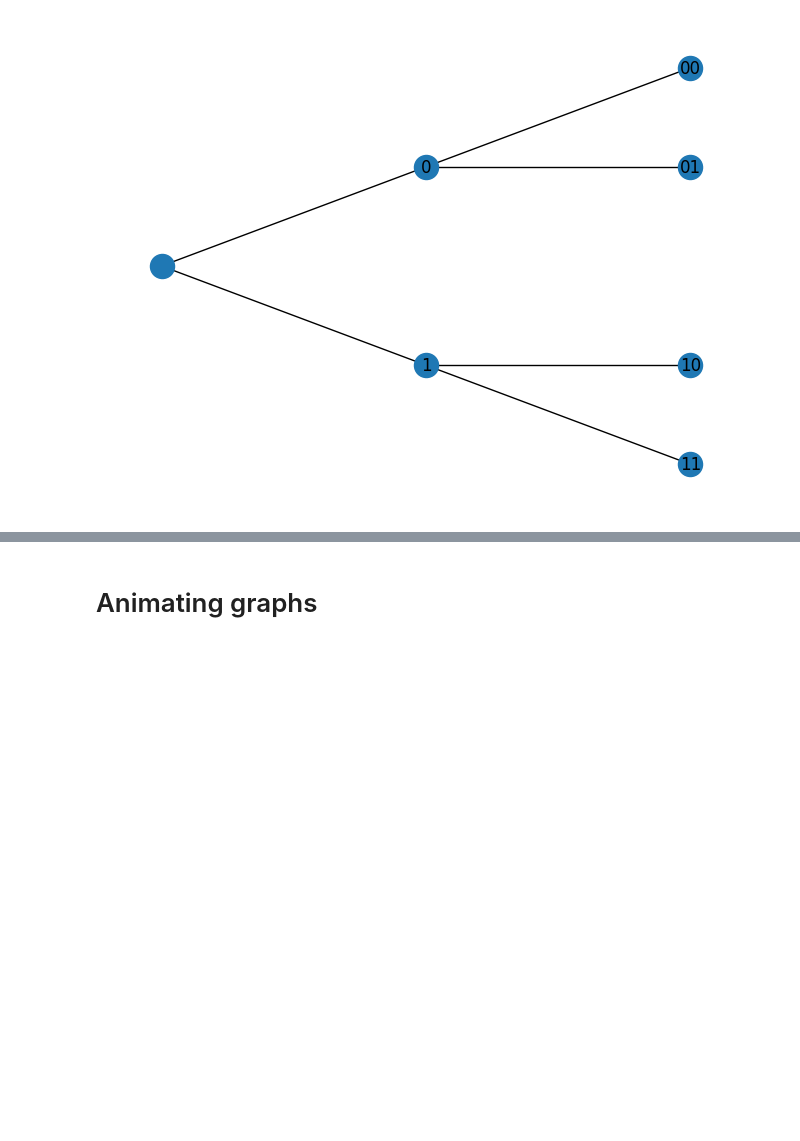
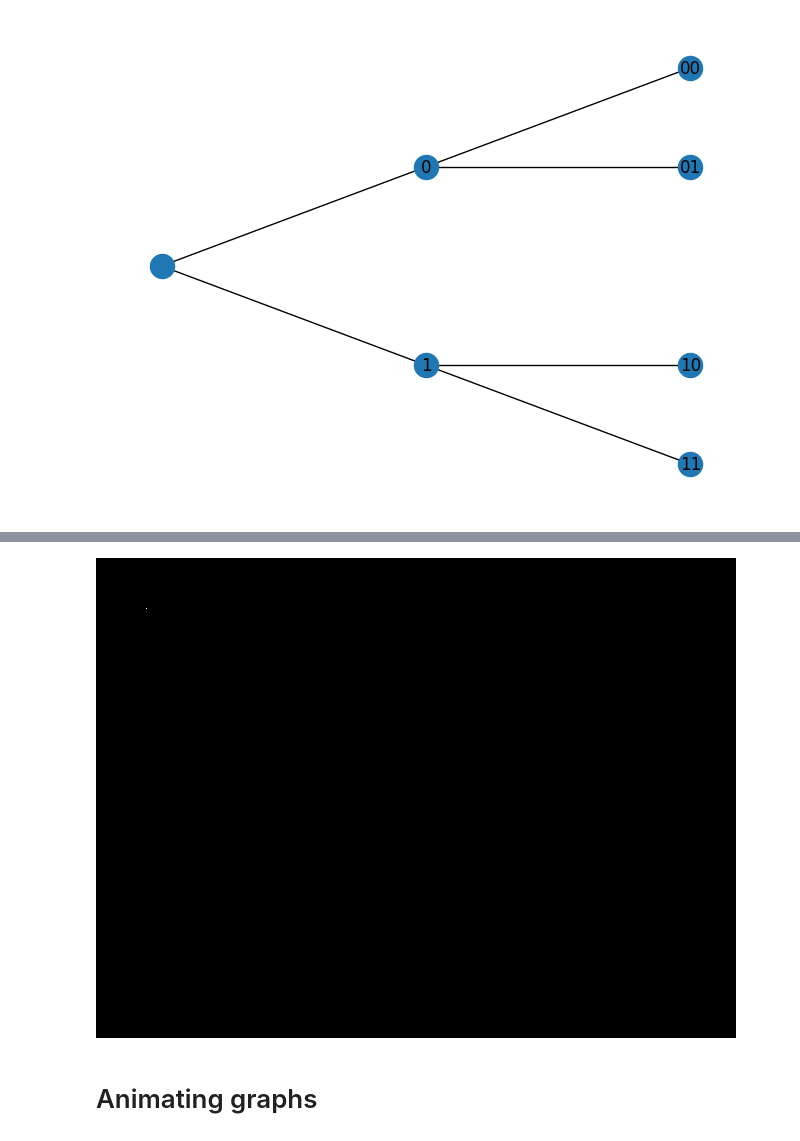
Before and after one commit to MattiaFiore/Source-Coding-Project, a Jupyter notebook: Introduction.ipynb, the cells around one changed output, grey strips where cells are left out. Saved outputs shown, nothing was run; the diff lists cells and outputs as text; code cells hidden in the pictures; blank space fills up the shorter version.

```diff
--- a/Introduction.ipynb
+++ b/Introduction.ipynb
@@ -251,3 +293,10 @@ nx.draw(G,pos = pos , with_labels = True)
+# %%
+pixels = img_new.load()
+pixels[50,50] = (255, 255, 255, 255)
+# %%
+img_new
+# %% [output]
+[figure, added]
 # %% [markdown]
 # Animating graphs
 # %% [markdown]
```
Also changed, not shown: parts of 10 cells of this notebook.
